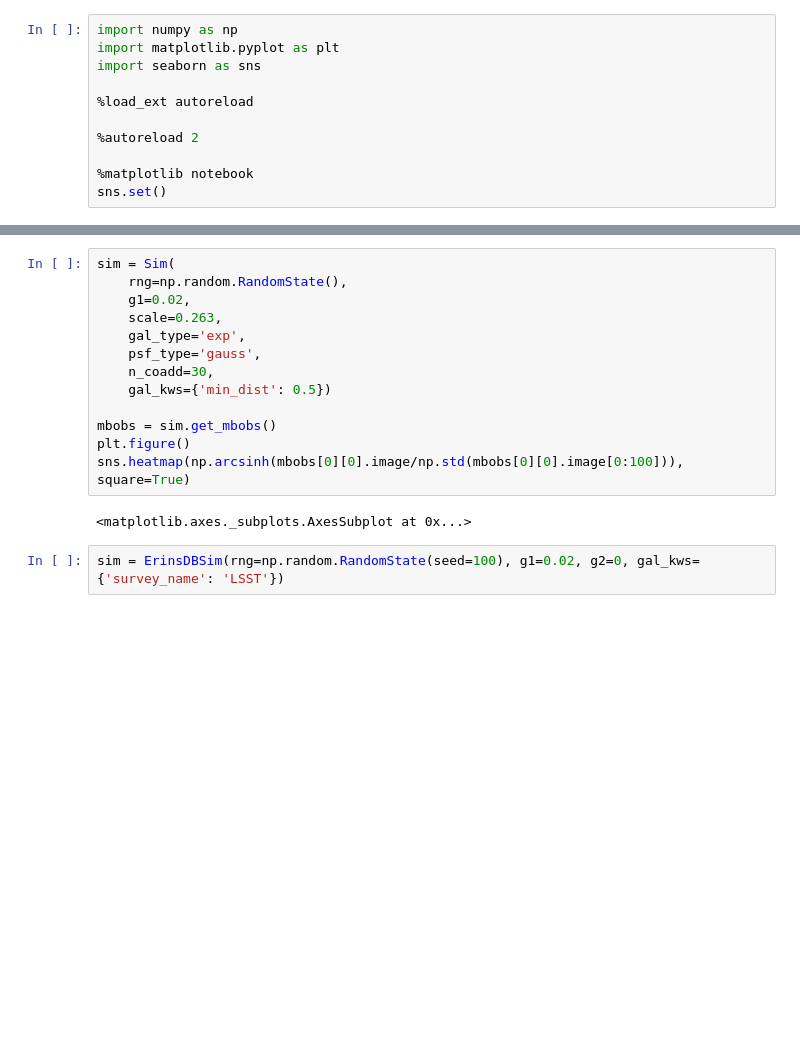
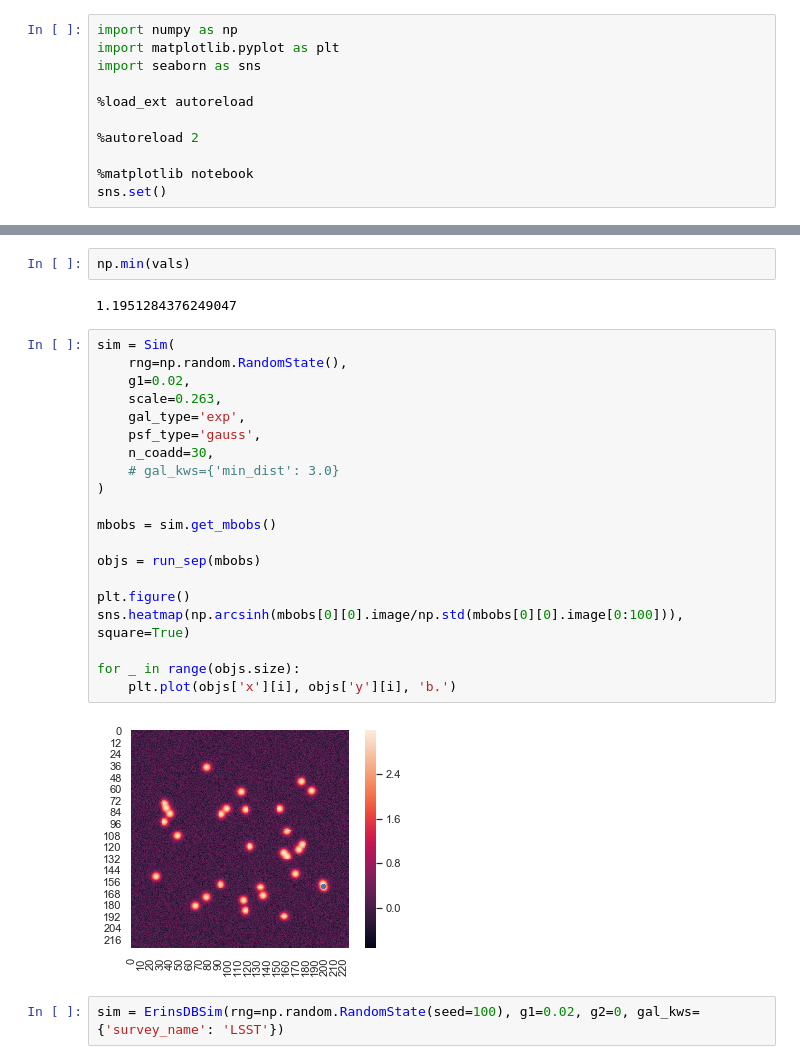
Before and after one commit to beckermr/metadetect-sims, a Jupyter notebook: plots_and_notebooks/plot_sim.ipynb, the cells around one changed output, grey strips where cells are left out. Cells and saved outputs as stored; diff of their text form; blank space fills up the shorter version.

```diff
--- a/plots_and_notebooks/plot_sim.ipynb
+++ b/plots_and_notebooks/plot_sim.ipynb
@@ -16,18 +68,29 @@ from mdetsims.dbsim import ErinsDBSim
+# %%
+np.min(vals)
+# %% [output]
+1.1951284376249047
 # %%
 sim = Sim(
     rng=np.random.RandomState(),
     g1=0.02,
     scale=0.263,
     gal_type='exp',
     psf_type='gauss',
     n_coadd=30,
-    gal_kws={'min_dist': 0.5})
+    # gal_kws={'min_dist': 3.0}
+)
 
 mbobs = sim.get_mbobs()
+
+objs = run_sep(mbobs)
+
 plt.figure()
 sns.heatmap(np.arcsinh(mbobs[0][0].image/np.std(mbobs[0][0].image[0:100])), square=True)
+
+for _ in range(objs.size):
+    plt.plot(objs['x'][i], objs['y'][i], 'b.')
 # %% [output]
-<matplotlib.axes._subplots.AxesSubplot at 0x...>
+[figure, added]
 # %%
 sim = ErinsDBSim(rng=np.random.RandomState(seed=100), g1=0.02, g2=0, gal_kws={'survey_name': 'LSST'})
 # %%
```
Also changed, not shown: parts of 5 cells of this notebook, 8 other files.
